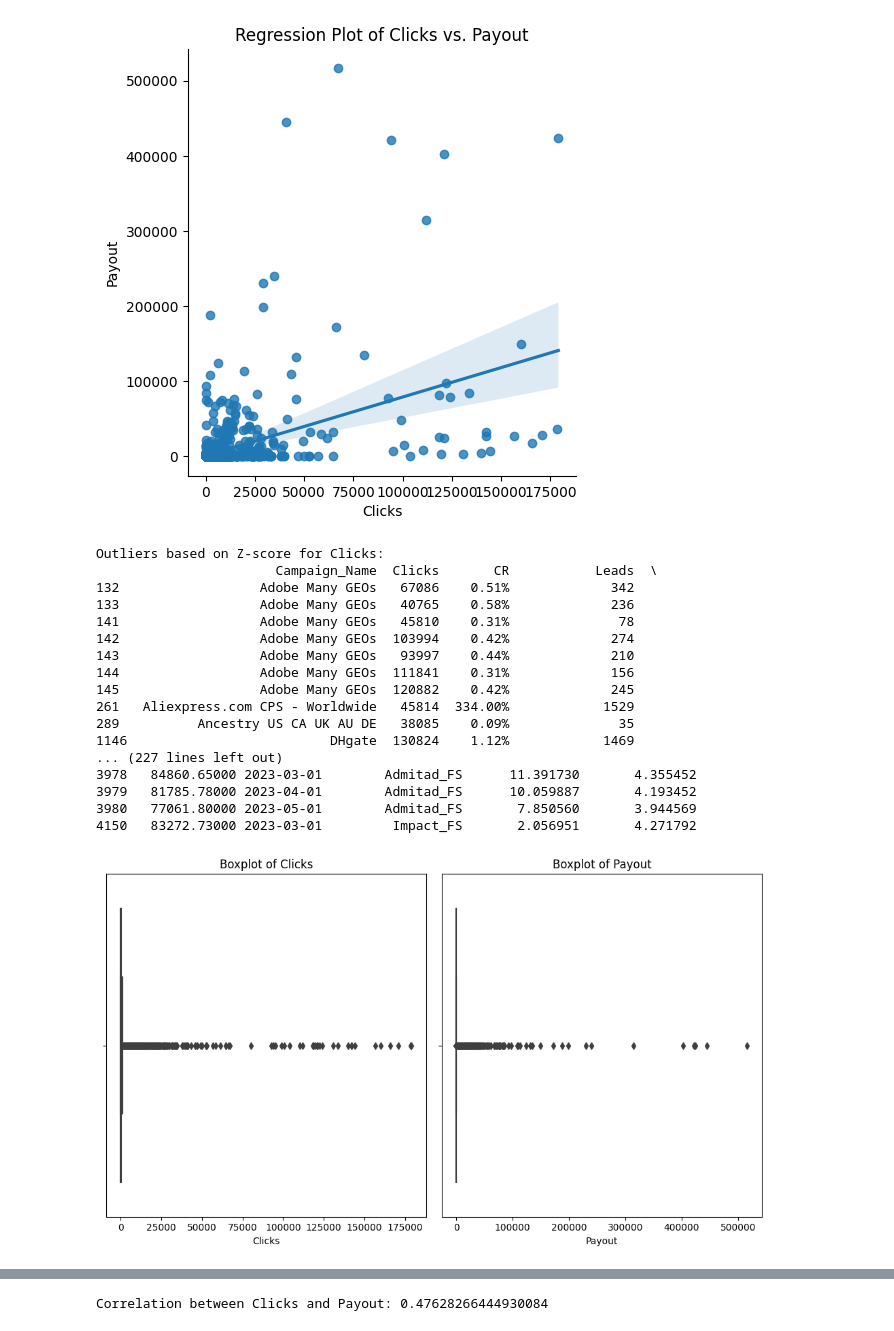
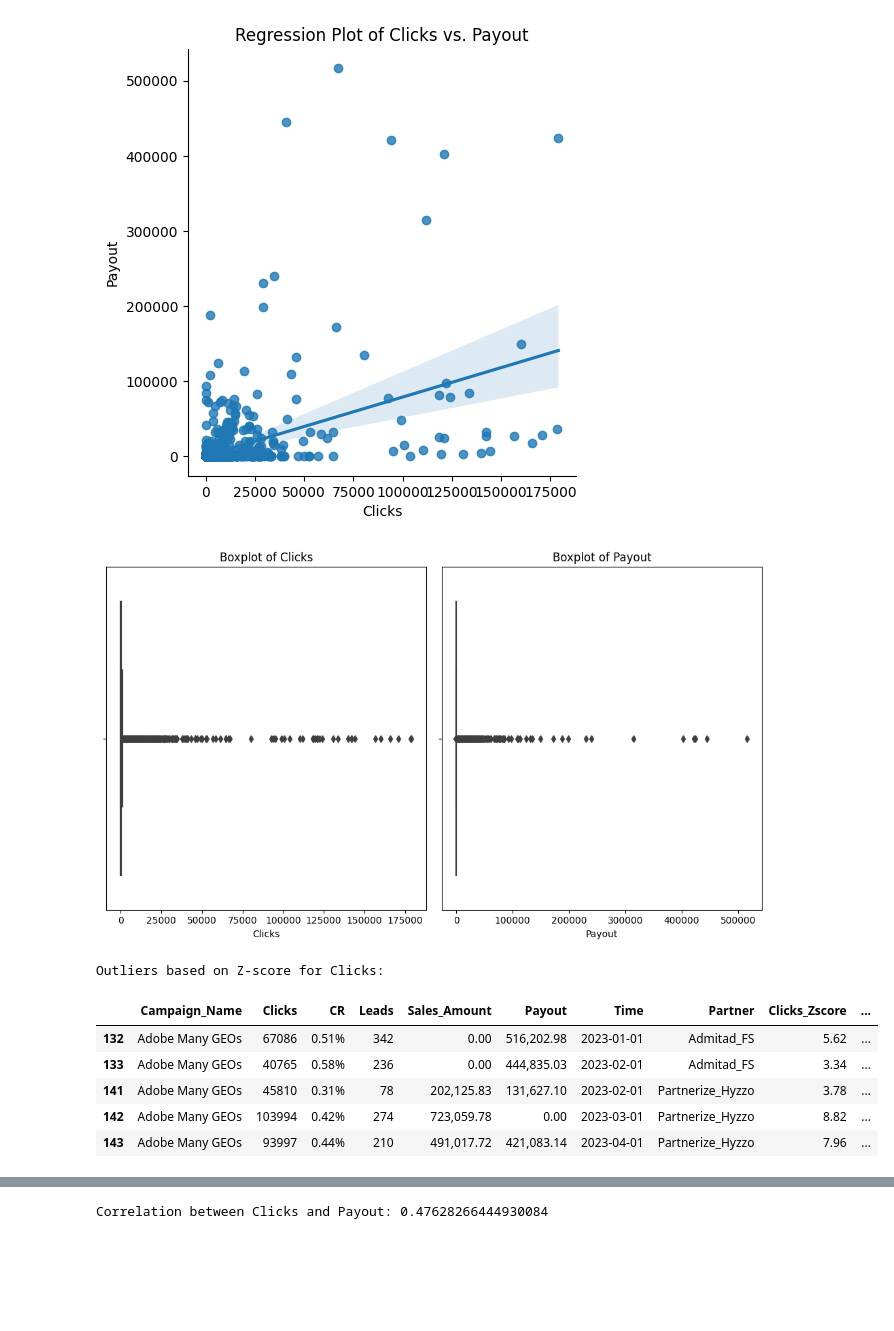
Before and after one commit to Maruf-Ahmad-khan/Main-Insight-project-4, a Jupyter notebook: Main Insight.ipynb, the cells around one changed output, grey strips where cells are left out. Drawn from its saved outputs; the diff is of its cells as text; code cells hidden in the pictures; blank space fills up the shorter version.

```diff
--- a/Main Insight.ipynb
+++ b/Main Insight.ipynb
@@ -192,12 +194,6 @@ df['Payout_Zscore'] = zscore(df['Payout'])
 # Identify outliers based on z-score
 clicks_outliers = df[df['Clicks_Zscore'].abs() > 3]
 payout_outliers = df[df['Payout_Zscore'].abs() > 3]
-
-print("Outliers based on Z-score for Clicks:")
-print(clicks_outliers)
-print("\nOutliers based on Z-score for Payout:")
-print(payout_outliers)
-
 # Remove the temporary columns
 df.drop(columns=['Clicks_Zscore', 'Payout_Zscore'], inplace=True)
 # Create boxplots for Clicks and Payout columns
@@ -213,21 +209,15 @@ plt.title('Boxplot of Payout')
 plt.tight_layout()
 plt.show()
 # %% [output]
-Outliers based on Z-score for Clicks:
-                       Campaign_Name  Clicks       CR           Leads  \
-132                  Adobe Many GEOs   67086    0.51%             342
-133                  Adobe Many GEOs   40765    0.58%             236
-141                  Adobe Many GEOs   45810    0.31%              78
-142                  Adobe Many GEOs  103994    0.42%             274
-143                  Adobe Many GEOs   93997    0.44%             210
-144                  Adobe Many GEOs  111841    0.31%             156
-145                  Adobe Many GEOs  120882    0.42%             245
-261   Aliexpress.com CPS - Worldwide   45814  334.00%            1529
-289          Ancestry US CA UK AU DE   38085    0.09%              35
-1146                          DHgate  130824    1.12%            1469
-... (227 lines left out)
-3978   84860.65000 2023-03-01        Admitad_FS      11.391730       4.355452
-3979   81785.78000 2023-04-01        Admitad_FS      10.059887       4.193452
-3980   77061.80000 2023-05-01        Admitad_FS       7.850560       3.944569
-4150   83272.73000 2023-03-01         Impact_FS       2.056951       4.271792
 [figure]
+# %%
+print("Outliers based on Z-score for Clicks:")
+clicks_outliers.head()
+# %% [output]
+Outliers based on Z-score for Clicks:
+|  | Campaign_Name | Clicks | CR | Leads | Sales_Amount | Payout | Time | Partner | Clicks_Zscore | ... |
+| 132 | Adobe Many GEOs | 67086 | 0.51% | 342 | 0.00 | 516,202.98 | 2023-01-01 | Admitad_FS | 5.62 | ... |
+| 133 | Adobe Many GEOs | 40765 | 0.58% | 236 | 0.00 | 444,835.03 | 2023-02-01 | Admitad_FS | 3.34 | ... |
+| 141 | Adobe Many GEOs | 45810 | 0.31% | 78 | 202,125.83 | 131,627.10 | 2023-02-01 | Partnerize_Hyzzo | 3.78 | ... |
+| 142 | Adobe Many GEOs | 103994 | 0.42% | 274 | 723,059.78 | 0.00 | 2023-03-01 | Partnerize_Hyzzo | 8.82 | ... |
+| 143 | Adobe Many GEOs | 93997 | 0.44% | 210 | 491,017.72 | 421,083.14 | 2023-04-01 | Partnerize_Hyzzo | 7.96 | ... |
```
Also changed, not shown: parts of 24 cells of this notebook, 38 other files.
